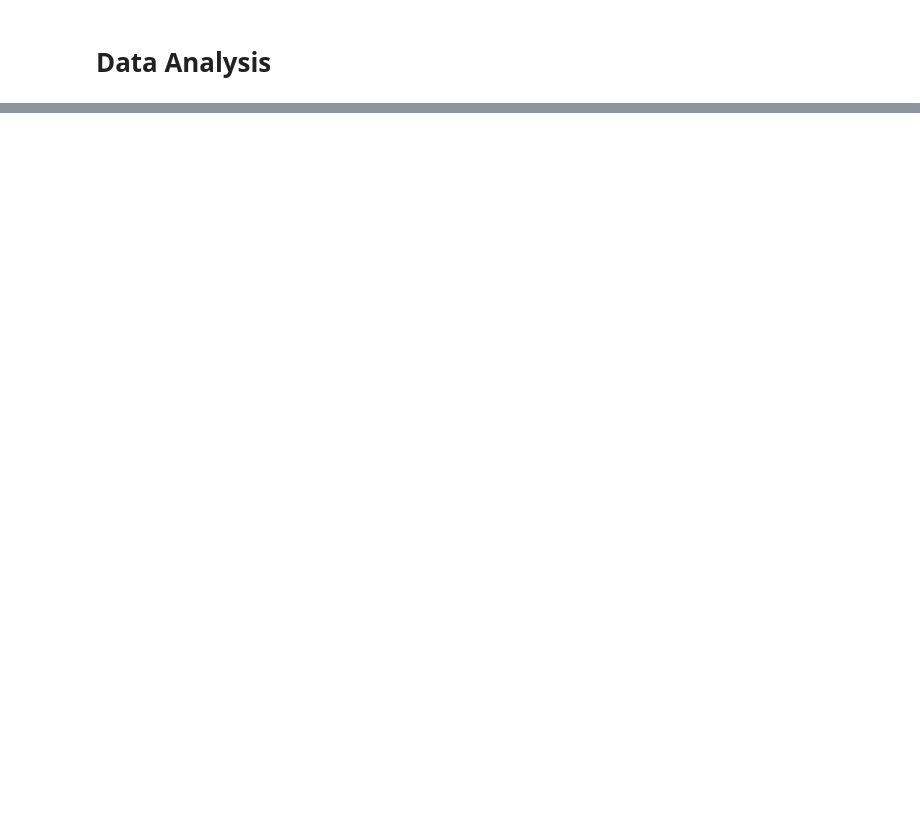
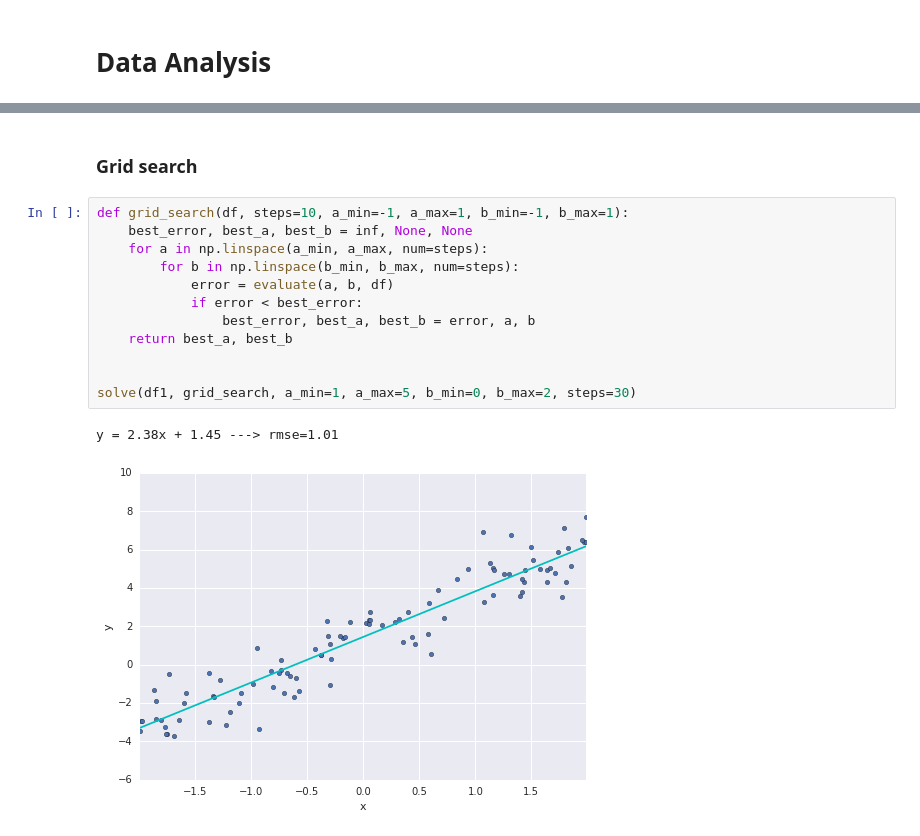
Before and after one commit to effa/iv122, a Jupyter notebook: 10-data-analysis.ipynb, the cells around one changed output, grey strips where cells are left out. Drawn from its saved outputs; the diff is of its cells as text; blank space fills up the shorter version.

```diff
--- a/10-data-analysis.ipynb
+++ b/10-data-analysis.ipynb
@@ -124,0 +100,17 @@ y = 10.69x + 33.79 ---> rmse=5.90
+# %% [markdown]
+### Grid search
+# %%
+def grid_search(df, steps=10, a_min=-1, a_max=1, b_min=-1, b_max=1):
+    best_error, best_a, best_b = inf, None, None
+    for a in np.linspace(a_min, a_max, num=steps):
+        for b in np.linspace(b_min, b_max, num=steps):
+            error = evaluate(a, b, df)
+            if error < best_error:
+                best_error, best_a, best_b = error, a, b
+    return best_a, best_b
+
+
+solve(df1, grid_search, a_min=1, a_max=5, b_min=0, b_max=2, steps=30)
+# %% [output]
+y = 2.38x + 1.45 ---> rmse=1.01
+[figure, added]
```
Also changed, not shown: parts of 50 cells of this notebook.
